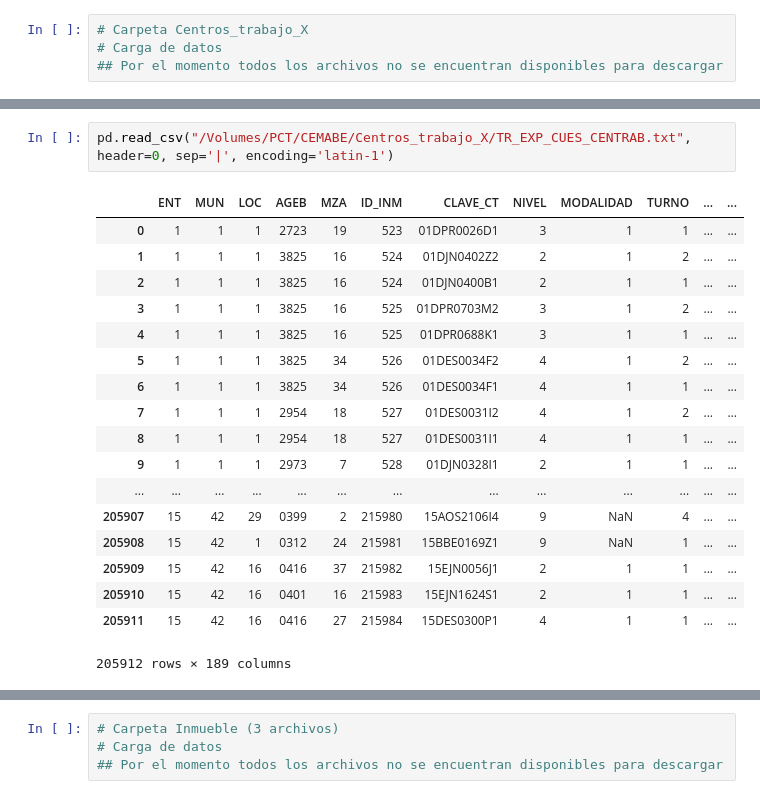
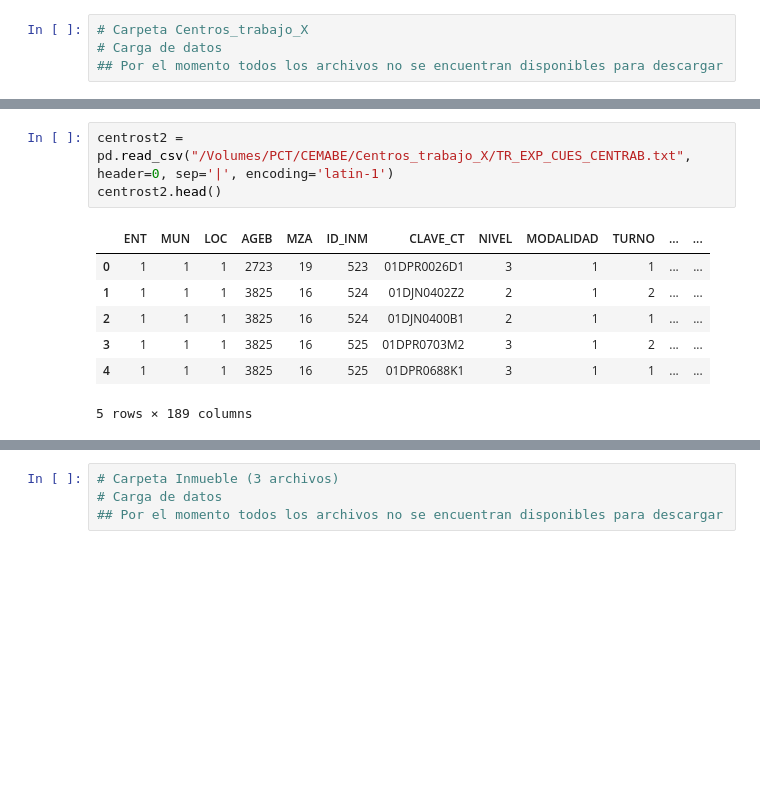
Before and after one commit to pablocastelo/mexprimero, a Jupyter notebook: load_data.ipynb, the cells around one changed output, grey strips where cells are left out. Drawn from its saved outputs; the diff is of its cells as text; blank space fills up the shorter version.

```diff
--- a/load_data.ipynb
+++ b/load_data.ipynb
@@ -48,22 +64,12 @@ pd.read_csv("/Volumes/PCT/CEMABE/Centros_trabajo_X/TR_EXP_CENTRAB_CONTROL.txt",
 # %%
-pd.read_csv("/Volumes/PCT/CEMABE/Centros_trabajo_X/TR_EXP_CUES_CENTRAB.txt", header=0, sep='|', encoding='latin-1')
+centrost2 = pd.read_csv("/Volumes/PCT/CEMABE/Centros_trabajo_X/TR_EXP_CUES_CENTRAB.txt", header=0, sep='|', encoding='latin-1')
+centrost2.head()
 # %% [output]
 |  | ENT | MUN | LOC | AGEB | MZA | ID_INM | CLAVE_CT | NIVEL | MODALIDAD | TURNO | ... | ... |
 | 0 | 1 | 1 | 1 | 2723 | 19 | 523 | 01DPR0026D1 | 3 | 1 | 1 | ... | ... |
 | 1 | 1 | 1 | 1 | 3825 | 16 | 524 | 01DJN0402Z2 | 2 | 1 | 2 | ... | ... |
 | 2 | 1 | 1 | 1 | 3825 | 16 | 524 | 01DJN0400B1 | 2 | 1 | 1 | ... | ... |
 | 3 | 1 | 1 | 1 | 3825 | 16 | 525 | 01DPR0703M2 | 3 | 1 | 2 | ... | ... |
 | 4 | 1 | 1 | 1 | 3825 | 16 | 525 | 01DPR0688K1 | 3 | 1 | 1 | ... | ... |
-| 5 | 1 | 1 | 1 | 3825 | 34 | 526 | 01DES0034F2 | 4 | 1 | 2 | ... | ... |
-| 6 | 1 | 1 | 1 | 3825 | 34 | 526 | 01DES0034F1 | 4 | 1 | 1 | ... | ... |
-| 7 | 1 | 1 | 1 | 2954 | 18 | 527 | 01DES0031I2 | 4 | 1 | 2 | ... | ... |
-| 8 | 1 | 1 | 1 | 2954 | 18 | 527 | 01DES0031I1 | 4 | 1 | 1 | ... | ... |
-| 9 | 1 | 1 | 1 | 2973 | 7 | 528 | 01DJN0328I1 | 2 | 1 | 1 | ... | ... |
-| ... | ... | ... | ... | ... | ... | ... | ... | ... | ... | ... | ... | ... |
-| 205907 | 15 | 42 | 29 | 0399 | 2 | 215980 | 15AOS2106I4 | 9 | NaN | 4 | ... | ... |
-| 205908 | 15 | 42 | 1 | 0312 | 24 | 215981 | 15BBE0169Z1 | 9 | NaN | 1 | ... | ... |
-| 205909 | 15 | 42 | 16 | 0416 | 37 | 215982 | 15EJN0056J1 | 2 | 1 | 1 | ... | ... |
-| 205910 | 15 | 42 | 16 | 0401 | 16 | 215983 | 15EJN1624S1 | 2 | 1 | 1 | ... | ... |
-| 205911 | 15 | 42 | 16 | 0416 | 27 | 215984 | 15DES0300P1 | 4 | 1 | 1 | ... | ... |
-205912 rows × 189 columns
+5 rows × 189 columns
 # %%
```
Also changed, not shown: parts of 19 cells of this notebook.
